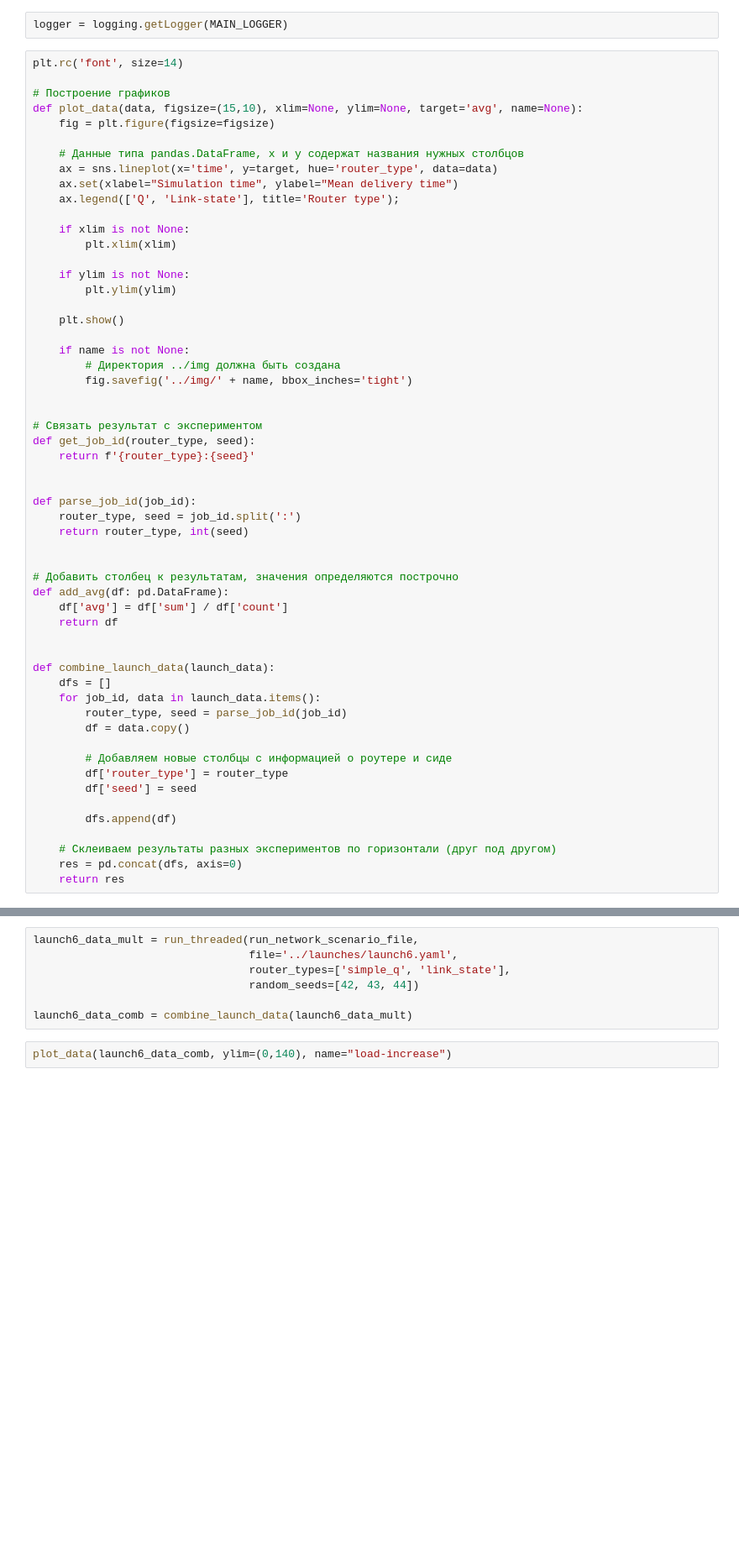
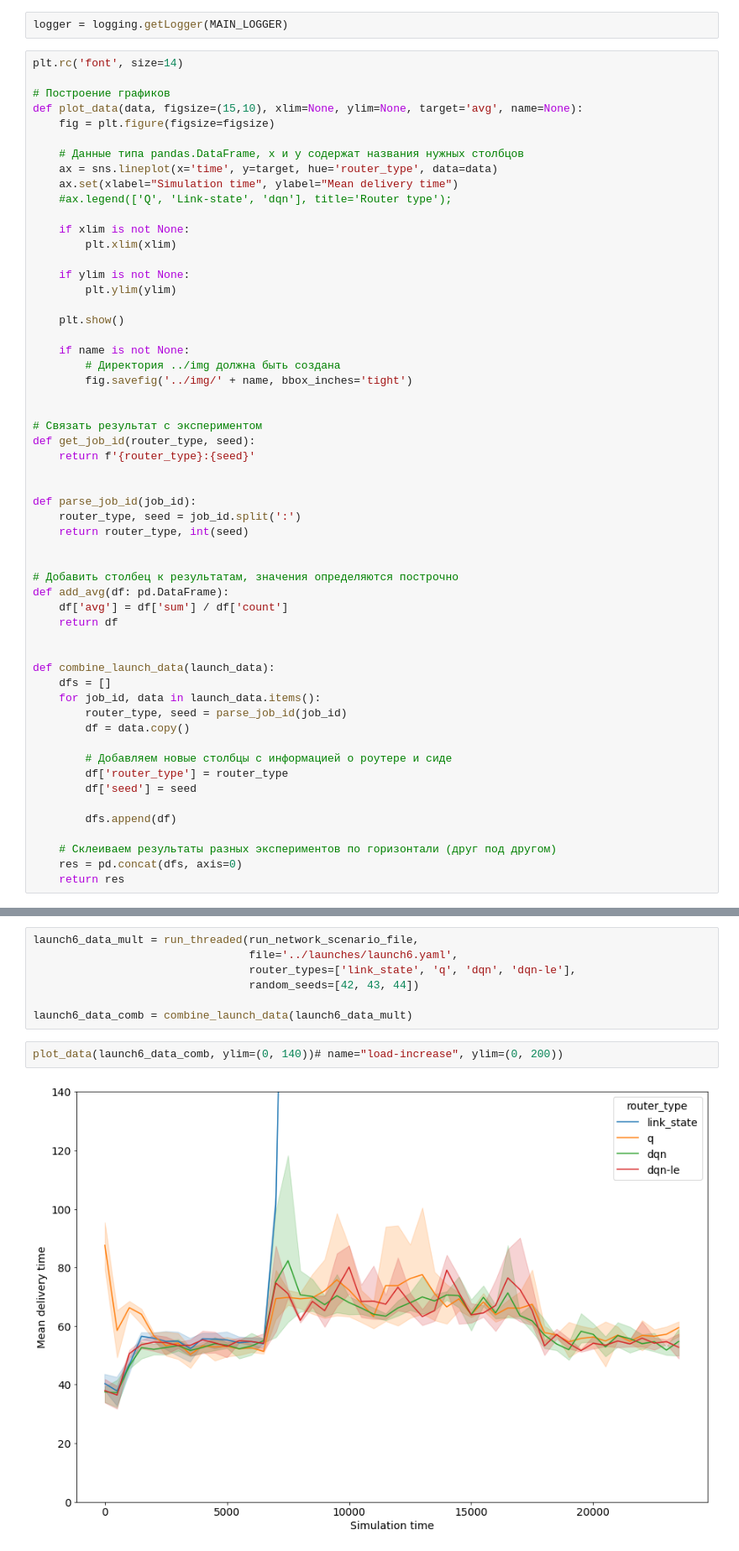
Before and after one commit to vpunch/routesim, a Jupyter notebook: notebooks/run_simulation.ipynb, the cells around one changed output, grey strips where cells are left out. Shown at 84% size. Saved outputs shown, nothing was run; the diff lists cells and outputs as text; blank space fills up the shorter version.

```diff
--- a/notebooks/run_simulation.ipynb
+++ b/notebooks/run_simulation.ipynb
@@ -37,7 +33,7 @@ def plot_data(data, figsize=(15,10), xlim=None, ylim=None, target='avg', name=No
     # Данные типа pandas.DataFrame, x и y содержат названия нужных столбцов
     ax = sns.lineplot(x='time', y=target, hue='router_type', data=data)
     ax.set(xlabel="Simulation time", ylabel="Mean delivery time")
-    ax.legend(['Q', 'Link-state'], title='Router type');
+    #ax.legend(['Q', 'Link-state', 'dqn'], title='Router type');
 
     if xlim is not None:
         plt.xlim(xlim)
@@ -133,12 +134,14 @@ def run_threaded(func, router_types: list[str], random_seeds: list[int], *args,
 # %%
 launch6_data_mult = run_threaded(run_network_scenario_file,
                                  file='../launches/launch6.yaml',
-                                 router_types=['simple_q', 'link_state'],
+                                 router_types=['link_state', 'q', 'dqn', 'dqn-le'],
                                  random_seeds=[42, 43, 44])
 
 launch6_data_comb = combine_launch_data(launch6_data_mult)
 # %%
-plot_data(launch6_data_comb, ylim=(0,140), name="load-increase")
+plot_data(launch6_data_comb, ylim=(0, 140))# name="load-increase", ylim=(0, 200))
+# %% [output]
+[figure, added]
 # %%
 launch8_data = run_threaded(run_network_scenario_file,
                             file='../launches/launch8.yaml',
```
Also changed, not shown: parts of 7 cells of this notebook, 32 other files.
